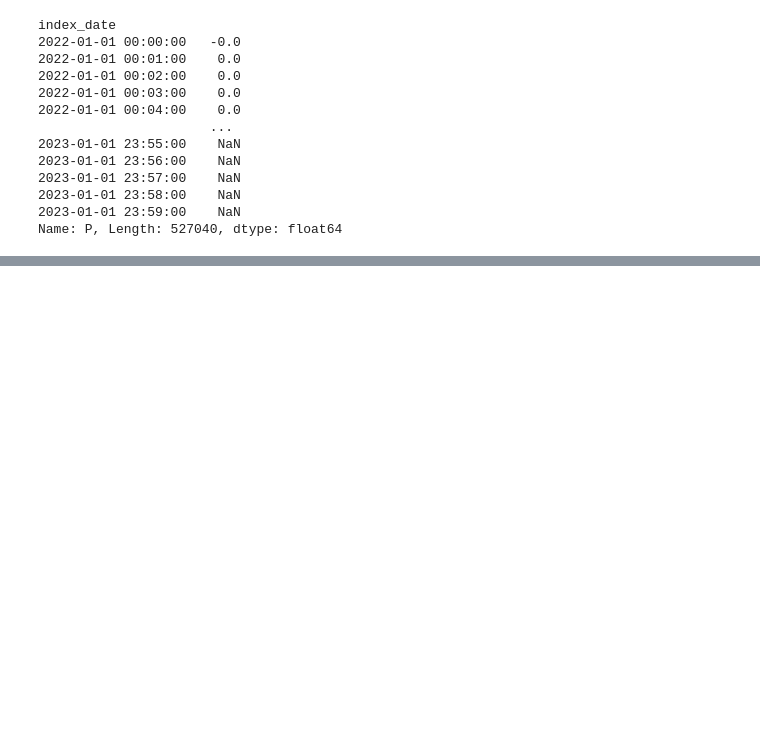
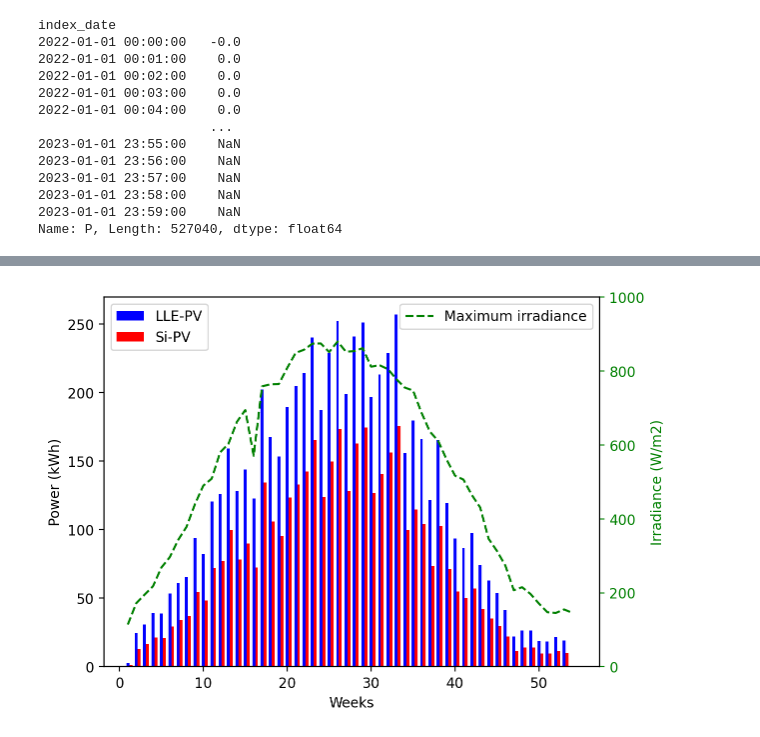
Before and after one commit to Alexisaglar/decentralised_network_analysis, a Jupyter notebook: data/pv_generation_data/jup_pv_generation.ipynb, the cells around one changed output, grey strips where cells are left out. Drawn from its saved outputs; the diff is of its cells as text; code cells hidden in the pictures; blank space fills up the shorter version.

```diff
--- a/data/pv_generation_data/jup_pv_generation.ipynb
+++ b/data/pv_generation_data/jup_pv_generation.ipynb
@@ -214,0 +204,29 @@ ax1.legend(loc='upper right')
+# %%
+mean_irradiance = irradiance.groupby(irradiance.index.strftime('%Y-%U')).max()
+# %%
+%config InlineBackend.figure_format = 'retina'  # This sets a higher DPI (e.g., for high-resolution displays)
+
+fig, ax1 = plt.subplots()
+ax1.bar(range(1,55), Total_PV['P_CFPV'].groupby(Total_PV.index.strftime('%Y-%U')).sum()/60000, width=0.35, label='LLE-PV', color='blue')
+ax1.bar([week + 0.35 for week in range(1,55)], Total_PV['P'].groupby(Total_PV.index.strftime('%Y-%U')).sum()/60000, width=0.35, label='Si-PV', color='red')
+
+ax1.set_ylabel('Power (kWh)')
+ax1.set_xlabel('Weeks')
+ax1.legend(loc='upper left')
+
+ax1.legend()
+ax2 = ax1.twinx()
+ax2.plot(range(1,55), mean_irradiance['GHI'], 'g--', label='Maximum irradiance')
+ax2.set_ylabel('Irradiance (W/m2)', color='green')
+ax2.tick_params('y', colors='green')
+ax2.set_yticks(range(0, 1001, 200))
+
+
+# Add legends for both plots
+ax1.legend(loc='upper left')
+ax2.legend(loc='upper right')
+
+# # Add legends for both plots
+plt.show()
+# %% [output]
+[figure, added]
```
Also changed, not shown: parts of 4 cells of this notebook, 1 other file.
